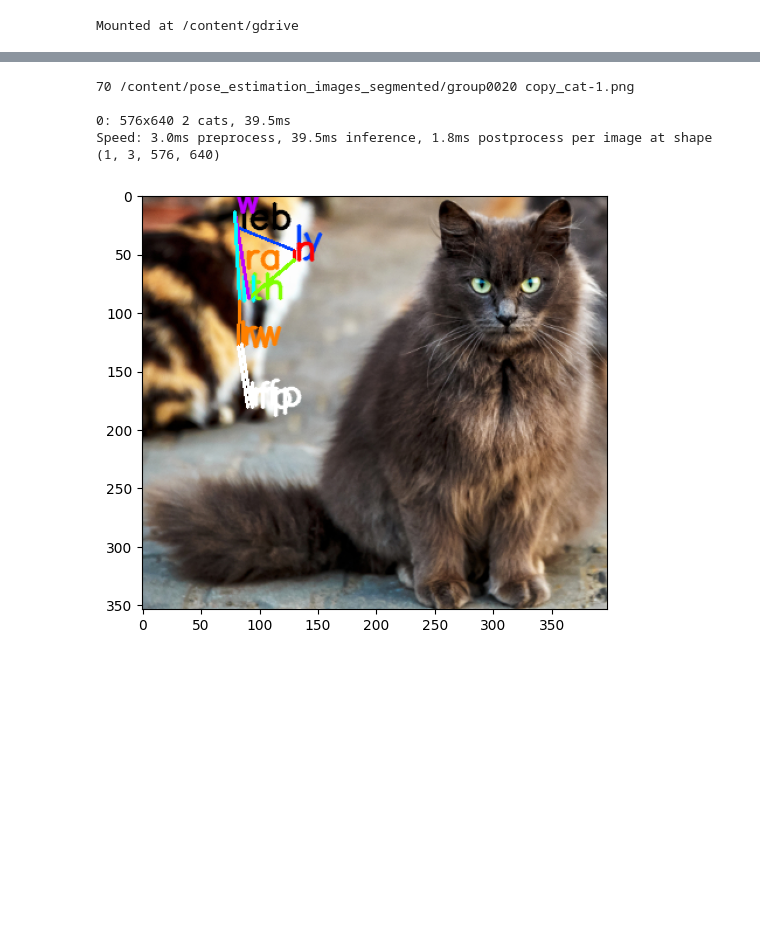
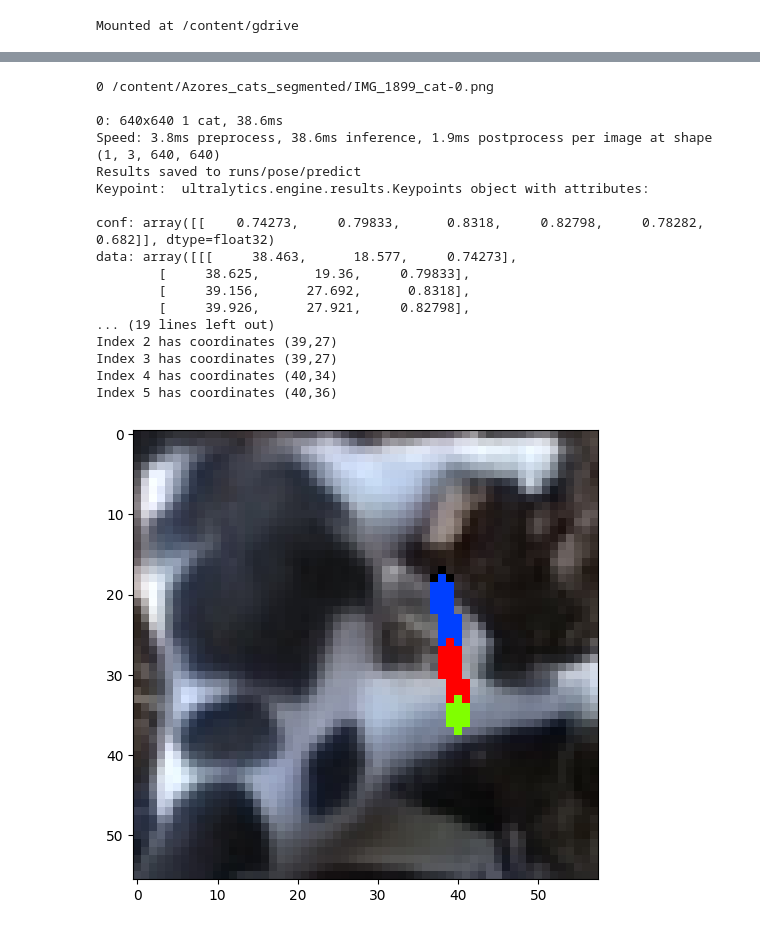
Before and after one commit to pcashman21/feral-cat-census, a Jupyter notebook: notebooks/yolo/train_yolo_pose_estimation_model.ipynb, the cells around one changed output, grey strips where cells are left out. Drawn from its saved outputs; the diff is of its cells as text; code cells hidden in the pictures; blank space fills up the shorter version.

Commit message:
Trained model with facial keypoints only

```diff
--- a/notebooks/yolo/train_yolo_pose_estimation_model.ipynb
+++ b/notebooks/yolo/train_yolo_pose_estimation_model.ipynb
@@ -68,7 +123,7 @@ Mounted at /content/gdrive
 import glob
 image_paths = []
 # get all image paths in validation dataset
-for path in glob.glob('/content/pose_estimation_images_segmented/*.png'):
+for path in glob.glob('/content/test/images/*.jpg'):
     image_paths.append(path)
 # sort image_path
 image_paths.sort()
@@ -76,5 +149,5 @@ image_paths
 # %%
-trained_model = YOLO('/content/gdrive/MyDrive/Cat images/models/feral-cat-pose-detection-4.v3i.yolov5pytorch/200-epochs-/weights/best.pt')
+trained_model = YOLO('/content/gdrive/MyDrive/Cat images/models/feral-cat-pose-detection-7-faces.v2i.yolov8/best.pt')
 # %%
 i = -1
 CONFIDENCE_THRESHOLD = 0.3
@@ -364,0 +369,9 @@ def draw_keypoint_connections(index, image):
+# %%
+import glob
+image_paths = []
+# get all image paths in validation dataset
+for path in glob.glob('/content/Azores_cats_segmented/*.png'):
+    image_paths.append(path)
+# sort image_path
+image_paths.sort()
+image_paths
@@ -365,3 +389,5 @@ def draw_keypoint_connections(index, image):
+# %%
+i = -1
 # %%
 CONFIDENCE_THRESHOLD = 0.3
 i += 1
@@ -369,38 +395,54 @@ i += 1
 print(i, image_paths[i])
 image = cv2.imread(image_paths[i])
 
 # Predict the keypoints for each class (there's only one class: cat)
-results = trained_model.predict(image, conf=CONFIDENCE_THRESHOLD, iou=0.5)
+results = trained_model.predict(image, conf=CONFIDENCE_THRESHOLD, iou=0.5, save=True)
 
 # Loop through each detected object
 for result in results:
   original_image = result.orig_img # numpy array
   # Check if keypoints are available
   if hasattr(result, "keypoints"):
     keypoint_set_for_cat_class = result.keypoints[0].cpu().numpy()  # Assuming only one class
                                                                     # is detected (cat)
 
     # Draw keypoint's abbreviation on each keypoint location
     for kp in keypoint_set_for_cat_class:
+      print('Keypoint: ', kp)
       for index, coords in enumerate(kp.xy[0]):
         x, y = int(coords[0]), int(coords[1])  # Extract x and y coordinates
         set_keypoint_coords(index, (x,y))
+        print(f'Index {index} has coordinates ({x},{y})')
         if x > 0 and y > 0:
-          draw_keypoint_abbrev(index, image)
+          #draw_keypoint_abbrev(index, image)
+          draw_keypoint_dot(index, image)
 
     # Draw lines between keypoints
     for kp in keypoint_set_for_cat_class:
-      for index, _ in enumerate(kp.xy[0]):
-        draw_keypoint_connections(index, image)
+     for index, _ in enumerate(kp.xy[0]):
+       draw_keypoint_connections(index, image)
 
 # Display the original image with keypoints
 rgb_image = cv2.cvtColor(image, cv2.COLOR_BGR2RGB) # Convert the color space from BGR (OpenCV) to RGB (matplotlib)
 plt.figure(figsize=(6,6))
 plt.imshow(rgb_image)
 plt.show()
 # %% [output]
-70 /content/pose_estimation_images_segmented/group0020 copy_cat-1.png
+0 /content/Azores_cats_segmented/IMG_1899_cat-0.png
 
-0: 576x640 2 cats, 39.5ms
-Speed: 3.0ms preprocess, 39.5ms inference, 1.8ms postprocess per image at shape (1, 3, 576, 640)
+0: 640x640 1 cat, 38.6ms
+Speed: 3.8ms preprocess, 38.6ms inference, 1.9ms postprocess per image at shape (1, 3, 640, 640)
+Results saved to runs/pose/predict
+Keypoint:  ultralytics.engine.results.Keypoints object with attributes:
+
+conf: array([[    0.74273,     0.79833,      0.8318,     0.82798,     0.78282,       0.682]], dtype=float32)
+data: array([[[     38.463,      18.577,     0.74273],
+        [     38.625,       19.36,     0.79833],
+        [     39.156,      27.692,      0.8318],
+        [     39.926,      27.921,     0.82798],
+... (19 lines left out)
+Index 2 has coordinates (39,27)
+Index 3 has coordinates (39,27)
+Index 4 has coordinates (40,34)
+Index 5 has coordinates (40,36)
-[figure, old version]
+[figure, new version]
```
Also changed, not shown: parts of 11 cells of this notebook.
